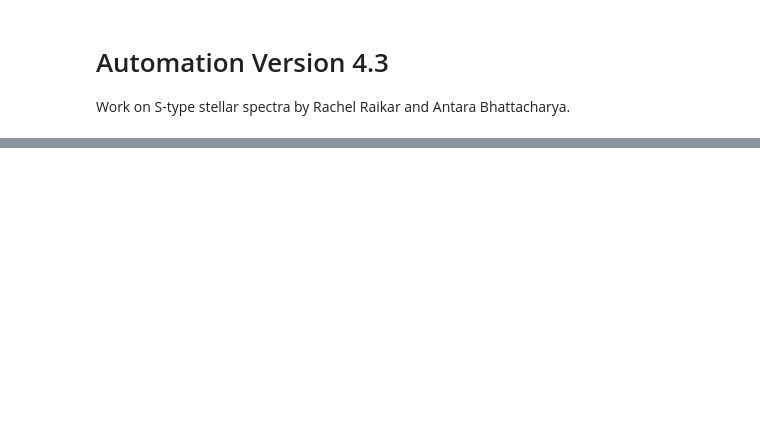
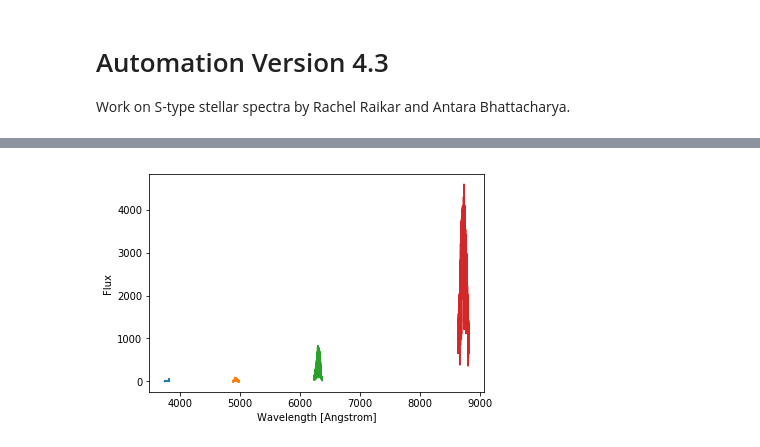
Before and after one commit to rachelraikar/WeakCN2019, a Jupyter notebook: Automation Version 4.3.ipynb, the cells around one changed output, grey strips where cells are left out. Cells and saved outputs as stored; diff of their text form; code cells hidden in the pictures; blank space fills up the shorter version.

```diff
--- a/Automation Version 4.3.ipynb
+++ b/Automation Version 4.3.ipynb
@@ -38,0 +71,11 @@ LJD     =             2458120.
+# %%
+spec = spectrum[10]
+spec2 = spectrum[45]
+spec3 = spectrum[70]
+spec4 = spectrum[95]
+spec.plot()
+spec2.plot()
+spec3.plot()
+spec4.plot()
+# %% [output]
+[figure, added]
```
Also changed, not shown: parts of 6 cells of this notebook.
